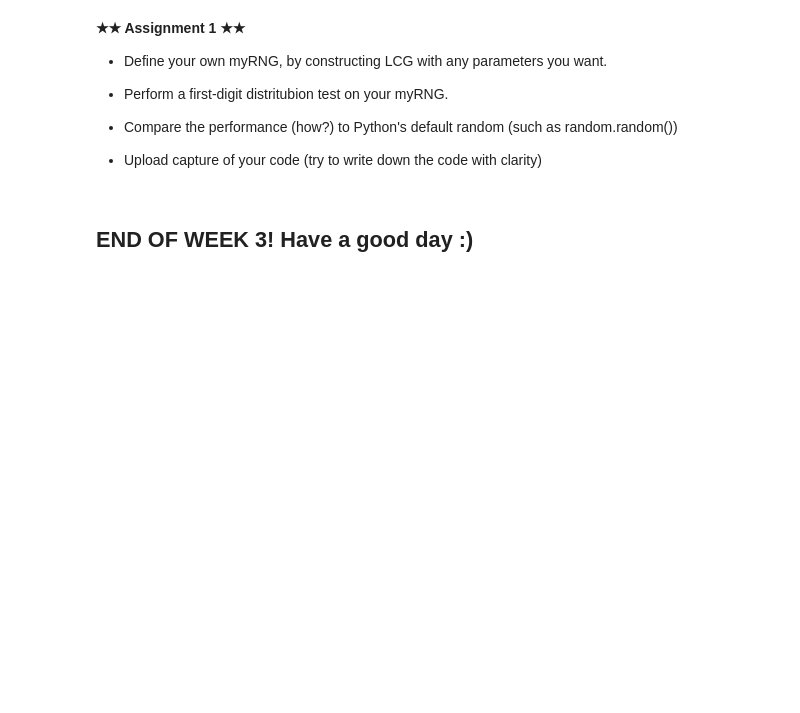
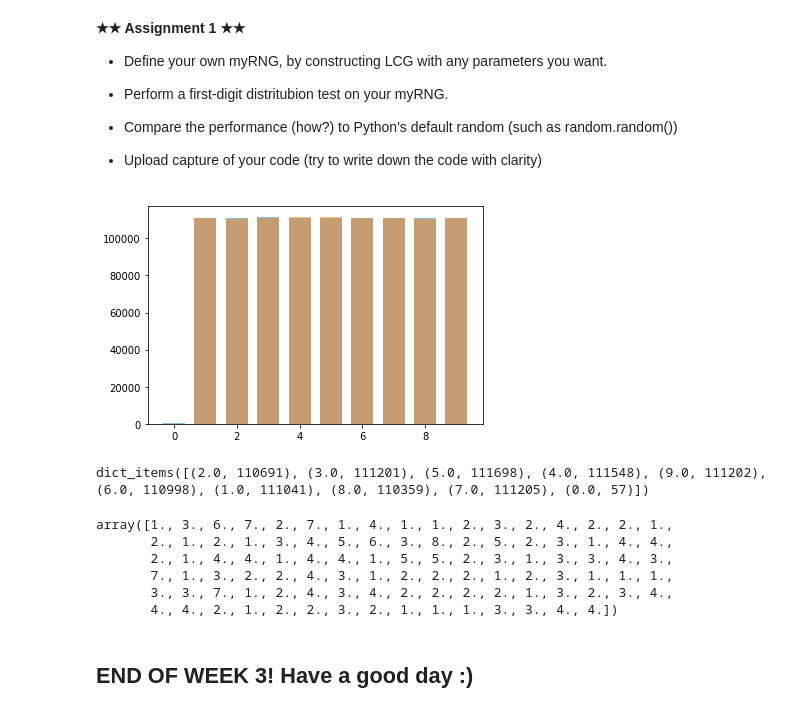
Before and after one commit to dormail/CP-2022, a Jupyter notebook: Week 03/CMP_2022_Week3.ipynb, the cells around one changed output. Saved outputs shown, nothing was run; the diff lists cells and outputs as text; code cells hidden in the pictures; blank space fills up the shorter version.

```diff
--- a/Week 03/CMP_2022_Week3.ipynb
+++ b/Week 03/CMP_2022_Week3.ipynb
@@ -125,0 +141,7 @@ next(x)
+# %%
+from itertools import islice
+x = myFib()
+y = TAFib()
+
+x = list(islice(x, 0, 10))
+y = list(islice(y, 0, 10))
@@ -175,3 +206,67 @@ next(x)
 * Upload capture of your code (try to write down the code with clarity)
+# %%
+from itertools import islice
+from collections import Counter
+import numpy as np
+import matplotlib.pyplot as plt
+
+upper_limit = 10000
+N = 1000000
+
+def myRNG(xstart):
+    x = xstart
+    a = 29
+    c = 623
+    m = upper_limit
+    while True:
+        x = (a*x + c) % m
+        yield x
+
+x = myRNG(23)
+xlist = list(islice(x, 0, N))
+
+# counting the first digit
+leading_digit = []
+for x in xlist:
+    leading_digit = np.append(leading_digit, int(str(x)[0]))
+
+occurences = Counter(leading_digit)
+
+digits = occurences.keys()
+amount = occurences.values()
+
+# now doing the same for numpy.random
+xlist_np = np.round(np.random.rand(N) * upper_limit)
+
+leading_digit_np = []
+for x in xlist_np:
+    leading_digit_np = np.append(leading_digit_np, int(str(x)[0]))
+
+occurences_np = Counter(leading_digit_np)
+
+digits_np = occurences_np.keys()
+amount_np = occurences_np.values()
+
+# plotting
+width = .7
+alpha = .5
+fig, ax = plt.subplots()
+rects1 = ax.bar(digits, amount, width, alpha=alpha, label='MyRNG')
+rects2 = ax.bar(digits_np, amount_np, width, alpha=alpha, label='np.rand')
+# %% [output]
+[figure, added]
+# %%
+occurences_np.items()
+# %% [output]
+dict_items([(2.0, 110691), (3.0, 111201), (5.0, 111698), (4.0, 111548), (9.0, 111202), (6.0, 110998), (1.0, 111041), (8.0, 110359), (7.0, 111205), (0.0, 57)])
+# %%
+leading_digit
+# %% [output]
+array([1., 3., 6., 7., 2., 7., 1., 4., 1., 1., 2., 3., 2., 4., 2., 2., 1.,
+       2., 1., 2., 1., 3., 4., 5., 6., 3., 8., 2., 5., 2., 3., 1., 4., 4.,
+       2., 1., 4., 4., 1., 4., 4., 1., 5., 5., 2., 3., 1., 3., 3., 4., 3.,
+       7., 1., 3., 2., 2., 4., 3., 1., 2., 2., 2., 1., 2., 3., 1., 1., 1.,
+       3., 3., 7., 1., 2., 4., 3., 4., 2., 2., 2., 2., 1., 3., 2., 3., 4.,
+       4., 4., 2., 1., 2., 2., 3., 2., 1., 1., 1., 3., 3., 4., 4.])
 # %% [markdown]
 ## END OF WEEK 3! Have a good day :)
```
Also changed, not shown: parts of 6 cells of this notebook.
